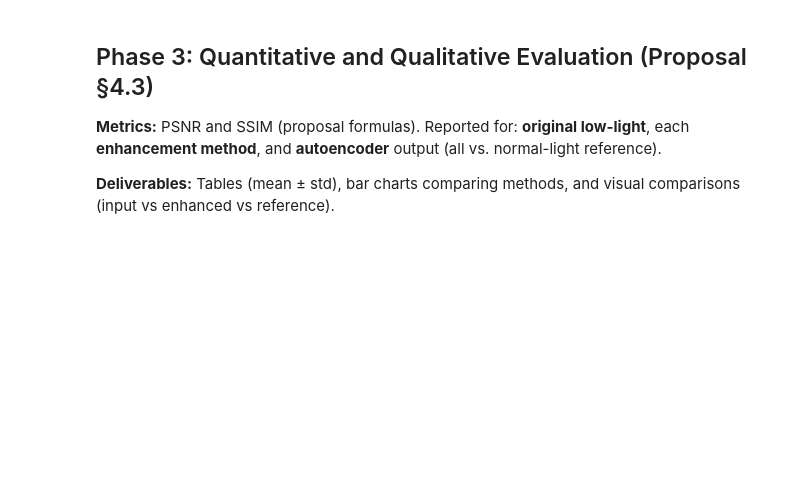
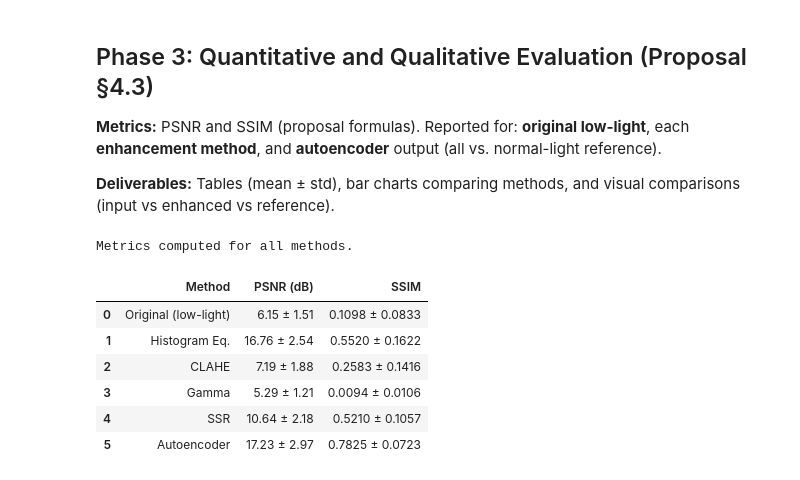
Before and after one commit to SaeedMPro/image-processing, a Jupyter notebook: final-project/enhancement_notebook.ipynb, the cells around one changed output. Saved outputs shown, nothing was run; the diff lists cells and outputs as text; code cells hidden in the pictures; blank space fills up the shorter version.

```diff
--- a/final-project/enhancement_notebook.ipynb
+++ b/final-project/enhancement_notebook.ipynb
@@ -237,3 +243,45 @@ plot_enhancement_comparison(
 **Metrics:** PSNR and SSIM (proposal formulas). Reported for: **original low-light**, each **enhancement method**, and **autoencoder** output (all vs. normal-light reference).
 
 **Deliverables:** Tables (mean ± std), bar charts comparing methods, and visual comparisons (input vs enhanced vs reference).
+# %%
+# Compute PSNR and SSIM for each method (Proposal §4.3)
+from lowlight.evaluation import psnr, ssim
+
+def compute_metrics_per_image(enhanced_imgs, reference_imgs):
+    """enhanced_imgs, reference_imgs: (N, H, W, C). Returns arrays of length N."""
+    return (
+        np.array([psnr(enhanced_imgs[i], reference_imgs[i]) for i in range(len(enhanced_imgs))]),
+        np.array([ssim(enhanced_imgs[i], reference_imgs[i]) for i in range(len(enhanced_imgs))]),
+    )
+
+# Reference = normal_test for all
+methods = ["Original (low-light)", "Histogram Eq.", "CLAHE", "Gamma", "SSR", "Autoencoder"]
+all_enhanced = [low_test, enhanced_he, enhanced_clahe, enhanced_gamma, enhanced_ssr, enhanced_ae]
+psnr_means, psnr_stds = [], []
+ssim_means, ssim_stds = [], []
+for name, imgs in zip(methods, all_enhanced):
+    p, s = compute_metrics_per_image(imgs, normal_test)
+    psnr_means.append(np.mean(p))
+    psnr_stds.append(np.std(p))
+    ssim_means.append(np.mean(s))
+    ssim_stds.append(np.std(s))
+print("Metrics computed for all methods.")
+# %% [output]
+Metrics computed for all methods.
+# %%
+# Results table (Proposal §4.3 deliverable)
+import pandas as pd
+results = pd.DataFrame({
+    "Method": methods,
+    "PSNR (dB)": [f"{m:.2f} ± {sd:.2f}" for m, sd in zip(psnr_means, psnr_stds)],
+    "SSIM": [f"{m:.4f} ± {sd:.4f}" for m, sd in zip(ssim_means, ssim_stds)],
+})
+results
+# %% [output]
+|  | Method | PSNR (dB) | SSIM |
+| 0 | Original (low-light) | 6.15 ± 1.51 | 0.1098 ± 0.0833 |
+| 1 | Histogram Eq. | 16.76 ± 2.54 | 0.5520 ± 0.1622 |
+| 2 | CLAHE | 7.19 ± 1.88 | 0.2583 ± 0.1416 |
+| 3 | Gamma | 5.29 ± 1.21 | 0.0094 ± 0.0106 |
+| 4 | SSR | 10.64 ± 2.18 | 0.5210 ± 0.1057 |
+| 5 | Autoencoder | 17.23 ± 2.97 | 0.7825 ± 0.0723 |
```
Also changed, not shown: parts of 11 cells of this notebook, 6 other files.
